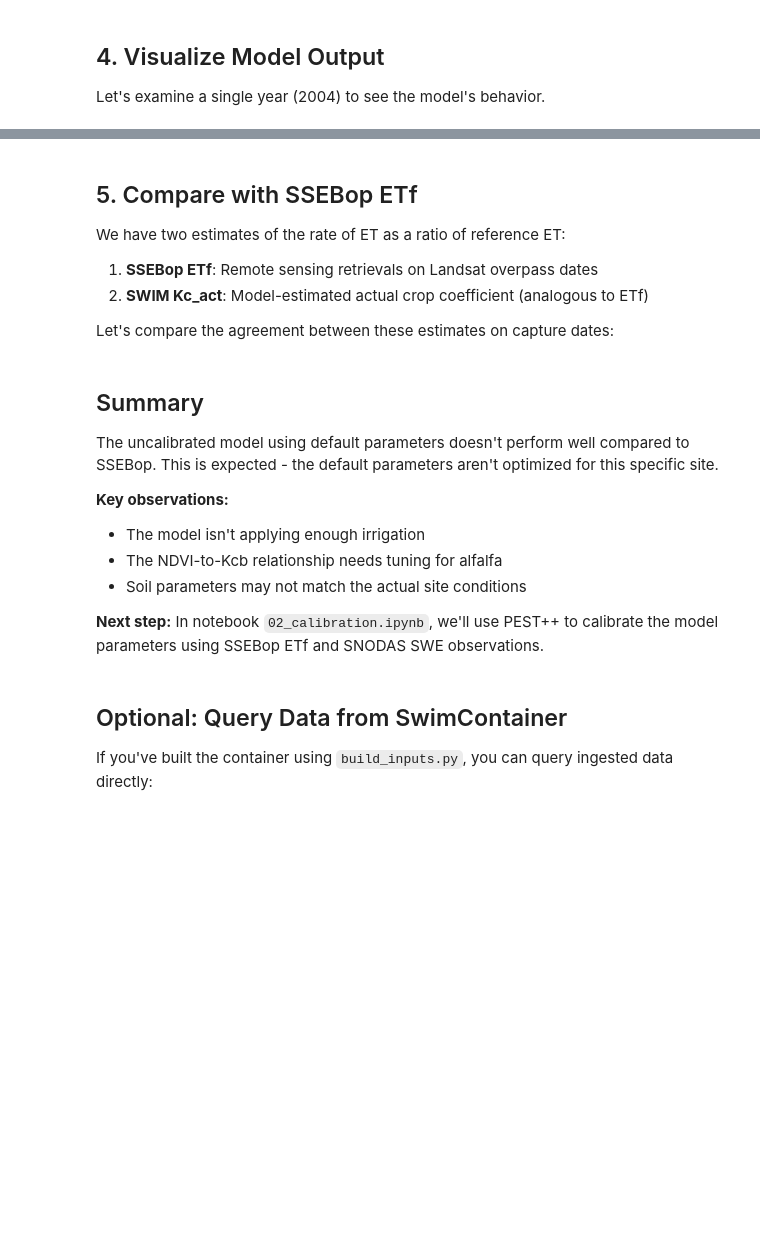
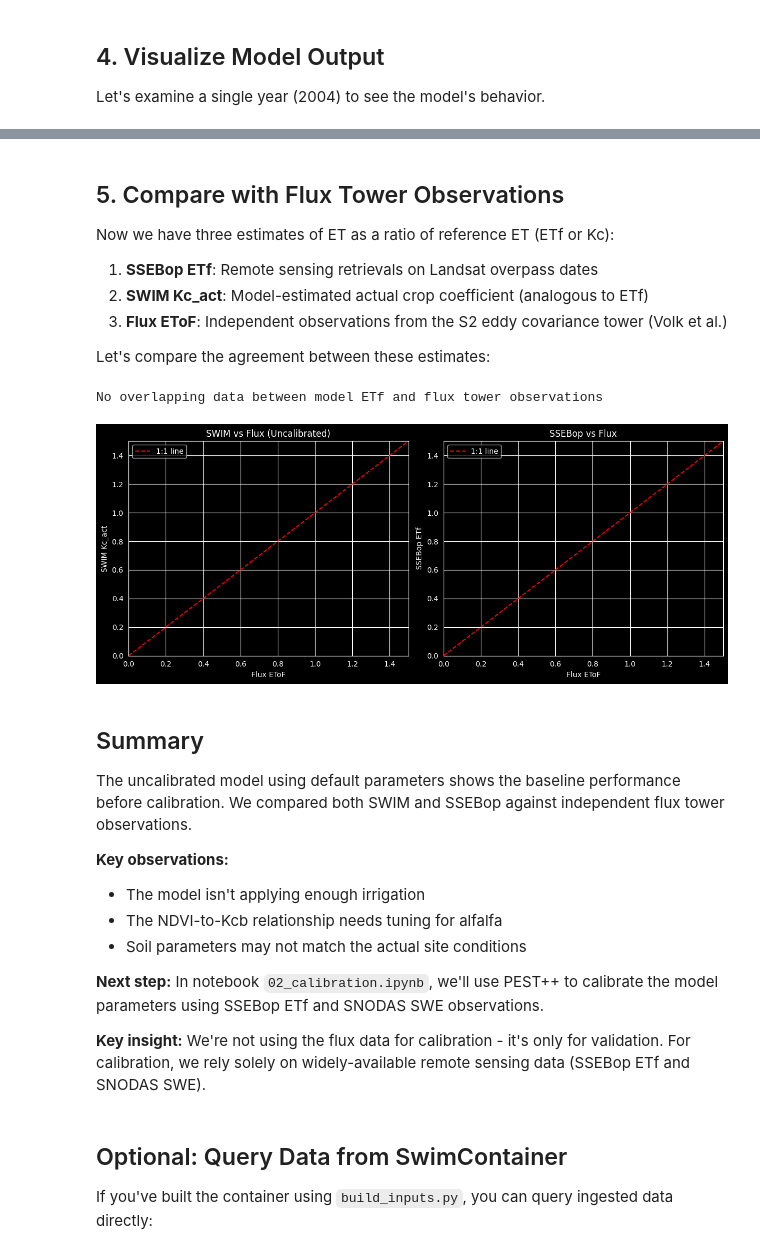
Before and after one commit to dgketchum/swim-rs, a Jupyter notebook: examples/3_Crane/01_uncalibrated_model.ipynb, the cells around one changed output, grey strips where cells are left out. Drawn from its saved outputs; the diff is of its cells as text; code cells hidden in the pictures; blank space fills up the shorter version.

```diff
--- a/examples/3_Crane/01_uncalibrated_model.ipynb
+++ b/examples/3_Crane/01_uncalibrated_model.ipynb
@@ -148,10 +251,11 @@ plot_swim_timeseries(ydf, ['et_act', 'etref', 'rain', 'melt', 'irrigation'],
 # %% [markdown]
-## 5. Compare with SSEBop ETf
+## 5. Compare with Flux Tower Observations
 
-We have two estimates of the rate of ET as a ratio of reference ET:
+Now we have three estimates of ET as a ratio of reference ET (ETf or Kc):
 
 1. **SSEBop ETf**: Remote sensing retrievals on Landsat overpass dates
 2. **SWIM Kc_act**: Model-estimated actual crop coefficient (analogous to ETf)
+3. **Flux EToF**: Independent observations from the S2 eddy covariance tower (Volk et al.)
 
-Let's compare the agreement between these estimates on capture dates:
+Let's compare the agreement between these estimates:
 # %%
@@ -179,28 +295,44 @@ def compare_with_ssebop(combined_output_path, irr=True):
 # %%
 # Use irrigated mask since this is an irrigated site
-comparison_df, rmse, r2 = compare_with_ssebop(out_csv, irr=True)
+flux_data = os.path.join(data, 'S2_daily_data.csv')
+comparison_df = compare_etf_estimates(out_csv, flux_data, irr=True)
+# %% [output]
+No overlapping data between model ETf and flux tower observations
 # %%
 import matplotlib.pyplot as plt
 
 # Create a scatter plot comparison
-fig, ax = plt.subplots(figsize=(8, 8))
+fig, axes = plt.subplots(1, 2, figsize=(12, 5))
 
-ax.scatter(comparison_df['etf'], comparison_df['kc_act'], alpha=0.5, s=10)
-ax.plot([0, 1.5], [0, 1.5], 'r--', label='1:1 line')
-ax.set_xlabel('SSEBop ETf')
-ax.set_ylabel('SWIM Kc_act')
-ax.set_title(f'SWIM vs SSEBop (Uncalibrated)\nRMSE={rmse:.2f}, R2={r2:.2f}')
-ax.legend()
-ax.set_xlim(0, 1.5)
-ax.set_ylim(0, 1.5)
+ax1 = axes[0]
+ax1.scatter(comparison_df['EToF'], comparison_df['kc_act'], alpha=0.5, s=10)
+ax1.plot([0, 1.5], [0, 1.5], 'r--', label='1:1 line')
+ax1.set_xlabel('Flux EToF')
+ax1.set_ylabel('SWIM Kc_act')
+ax1.set_title('SWIM vs Flux (Uncalibrated)')
+ax1.legend()
+ax1.set_xlim(0, 1.5)
+ax1.set_ylim(0, 1.5)
+
+ax2 = axes[1]
+ax2.scatter(comparison_df['EToF'], comparison_df['etf'], alpha=0.5, s=10)
+ax2.plot([0, 1.5], [0, 1.5], 'r--', label='1:1 line')
+ax2.set_xlabel('Flux EToF')
+ax2.set_ylabel('SSEBop ETf')
+ax2.set_title('SSEBop vs Flux')
+ax2.legend()
+ax2.set_xlim(0, 1.5)
+ax2.set_ylim(0, 1.5)
 
 plt.tight_layout()
 plt.savefig('comparison_scatter_uncalibrated.png', dpi=150)
 plt.show()
+# %% [output]
+[figure, added]
 # %% [markdown]
 ## Summary
 
-The uncalibrated model using default parameters doesn't perform well compared to SSEBop. This is expected - the default parameters aren't optimized for this specific site.
+The uncalibrated model using default parameters shows the baseline performance before calibration. We compared both SWIM and SSEBop against independent flux tower observations.
 
 **Key observations:**
 - The model isn't applying enough irrigation
@@ -208,6 +340,8 @@ The uncalibrated model using default parameters doesn't perform well compared to
 - Soil parameters may not match the actual site conditions
 
 **Next step:** In notebook `02_calibration.ipynb`, we'll use PEST++ to calibrate the model parameters using SSEBop ETf and SNODAS SWE observations.
+
+**Key insight:** We're not using the flux data for calibration - it's only for validation. For calibration, we rely solely on widely-available remote sensing data (SSEBop ETf and SNODAS SWE).
 # %% [markdown]
 ## Optional: Query Data from SwimContainer
 
```
Also changed, not shown: parts of 9 cells of this notebook, 9 other files.
